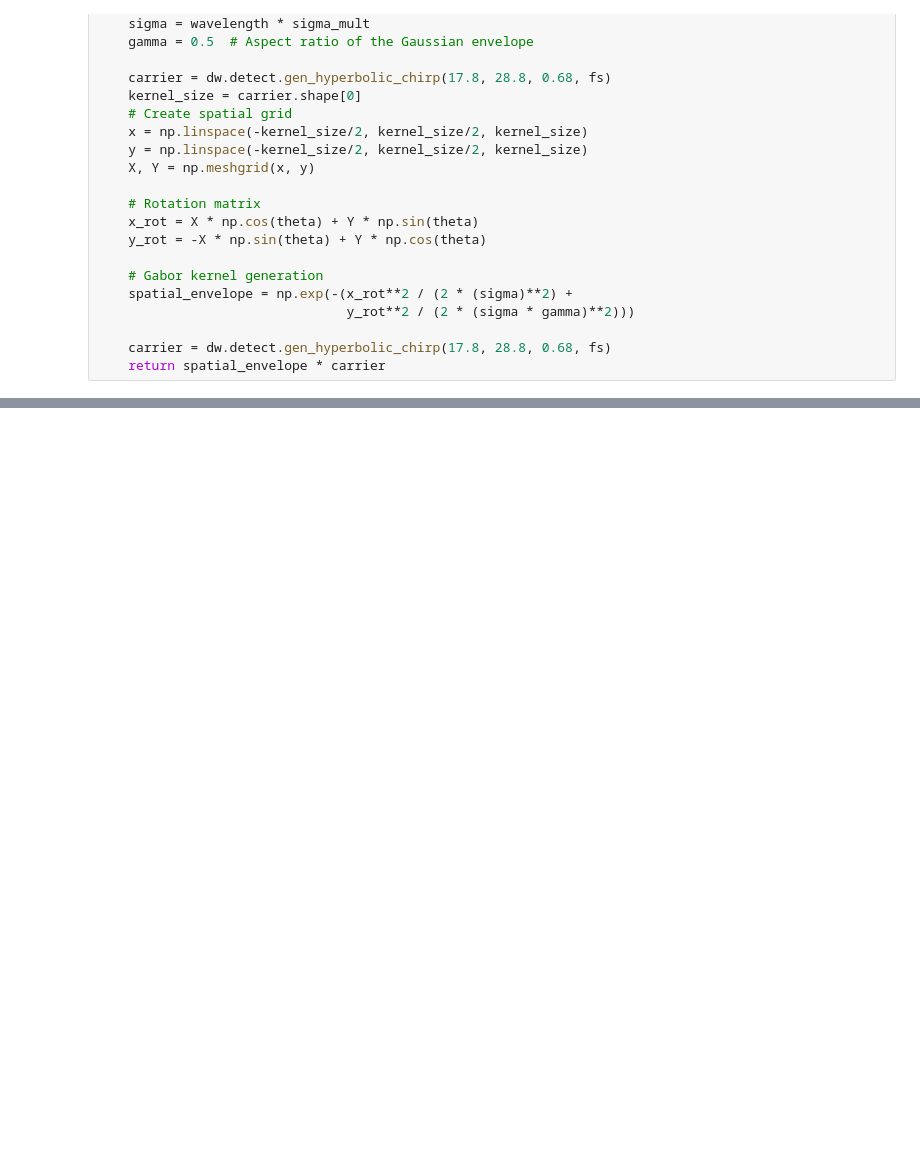
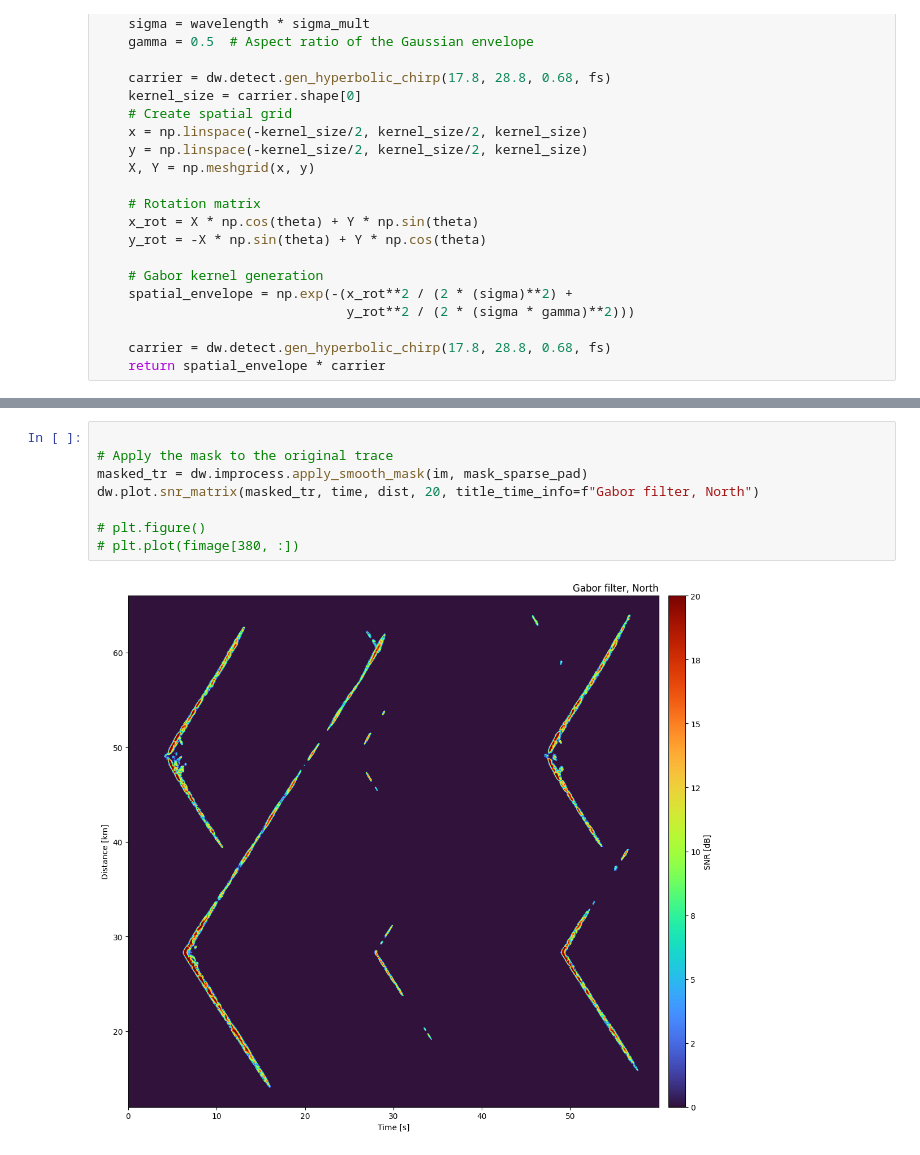
Before and after one commit to Ocean-Data-Lab/Goestchel_JASA_2025, a Jupyter notebook: main_compmat.ipynb, the cells around one changed output, grey strips where cells are left out. Drawn from its saved outputs; the diff is of its cells as text; blank space fills up the shorter version.

```diff
--- a/main_compmat.ipynb
+++ b/main_compmat.ipynb
@@ -186,0 +218,10 @@ plt.colorbar()
+# %%
+
+# Apply the mask to the original trace
+masked_tr = dw.improcess.apply_smooth_mask(im, mask_sparse_pad)
+dw.plot.snr_matrix(masked_tr, time, dist, 20, title_time_info=f"Gabor filter, North")
+
+# plt.figure()
+# plt.plot(fimage[380, :])
+# %% [output]
+[figure, added]
```
Also changed, not shown: parts of 4 cells of this notebook.
